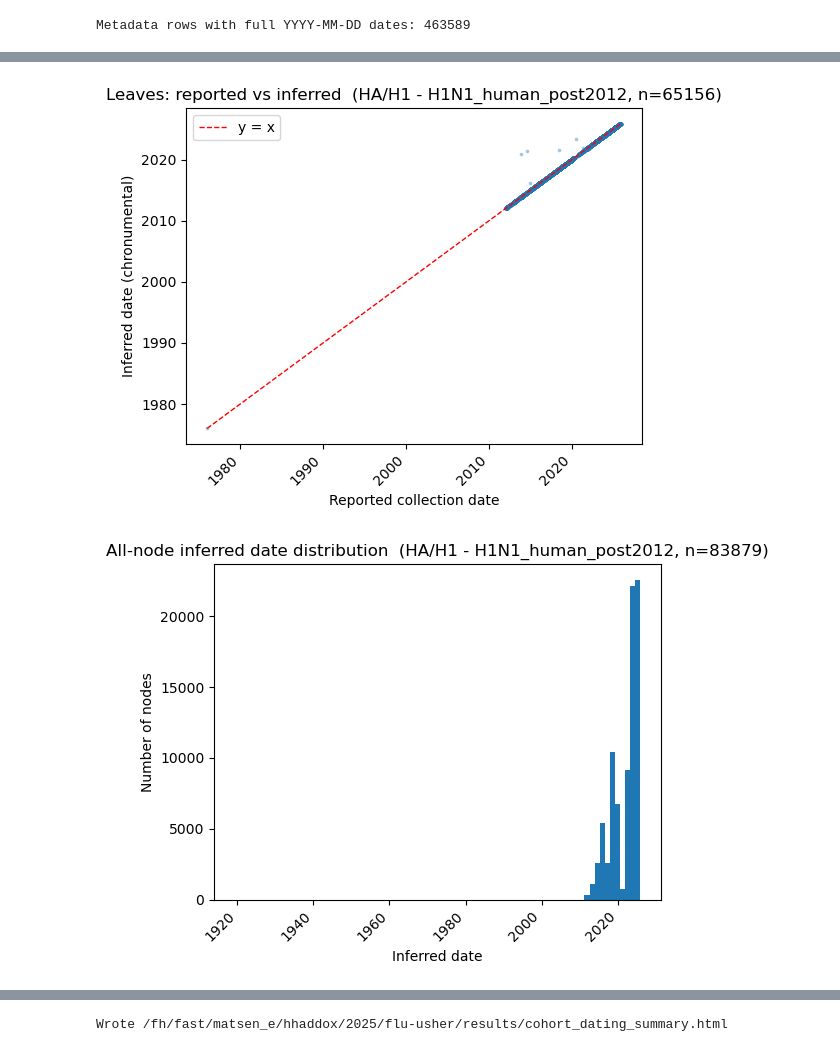
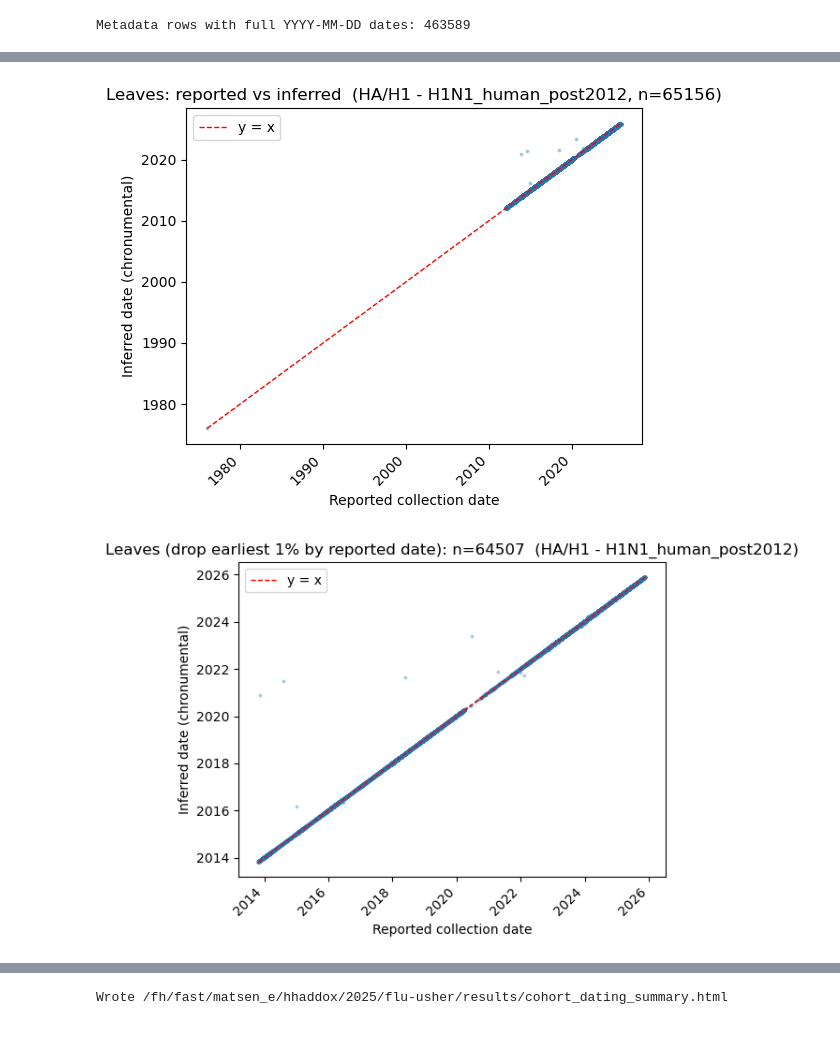
Before and after one commit to matsengrp/flu-usher, a Jupyter notebook: notebooks/cohort_dating_summary.ipynb, the cells around one changed output, grey strips where cells are left out. Cells and saved outputs as stored; diff of their text form; code cells hidden in the pictures.

```diff
--- a/notebooks/cohort_dating_summary.ipynb
+++ b/notebooks/cohort_dating_summary.ipynb
@@ -100,5 +102,10 @@ summary_df
 # %%
 plot_figs = {}
+
+# Trim the earliest 1% of leaves (by reported date) for the zoomed scatter,
+# so the 1839-style outlier dates don't squash the bulk of the data into a
+# tiny corner of the plot.
+ZOOM_TRIM_FRACTION = 0.01
 
 for key in sorted(cohort_data.keys()):
     segment, subtype, cohort = key
@@ -111,32 +118,77 @@ for key in sorted(cohort_data.keys()):
         ax_s.scatter(leaves['reported_date'], leaves['predicted_date'], s=3, alpha=0.3)
         lo = min(leaves['reported_date'].min(), leaves['predicted_date'].min())
         hi = max(leaves['reported_date'].max(), leaves['predicted_date'].max())
         ax_s.plot([lo, hi], [lo, hi], 'r--', lw=1, label='y = x')
         ax_s.legend(loc='upper left')
     ax_s.set_xlabel('Reported collection date')
     ax_s.set_ylabel('Inferred date (chronumental)')
     ax_s.set_title(f'Leaves: reported vs inferred  ({label}, n={len(leaves)})')
     ax_s.xaxis.set_major_locator(mdates.AutoDateLocator())
     ax_s.xaxis.set_major_formatter(mdates.DateFormatter('%Y'))
     ax_s.yaxis.set_major_locator(mdates.AutoDateLocator())
     ax_s.yaxis.set_major_formatter(mdates.DateFormatter('%Y'))
     plt.setp(ax_s.get_xticklabels(), rotation=45, ha='right')
     fig_s.tight_layout()
 
+    fig_z, ax_z = plt.subplots(figsize=(5.5, 4.5))
+    n_zoom = 0
+    pct = int(round(ZOOM_TRIM_FRACTION * 100))
+    if len(leaves):
+        cutoff = leaves['reported_date'].quantile(ZOOM_TRIM_FRACTION)
+        zoomed = leaves[leaves['reported_date'] >= cutoff]
+        n_zoom = len(zoomed)
+        if len(zoomed):
+            ax_z.scatter(zoomed['reported_date'], zoomed['predicted_date'], s=3, alpha=0.3)
+            lo = min(zoomed['reported_date'].min(), zoomed['predicted_date'].min())
+            hi = max(zoomed['reported_date'].max(), zoomed['predicted_date'].max())
+            ax_z.plot([lo, hi], [lo, hi], 'r--', lw=1, label='y = x')
+            ax_z.legend(loc='upper left')
+    ax_z.set_xlabel('Reported collection date')
+    ax_z.set_ylabel('Inferred date (chronumental)')
+    ax_z.set_title(f'Leaves (drop earliest {pct}% by reported date): n={n_zoom}  ({label})')
+    ax_z.xaxis.set_major_locator(mdates.AutoDateLocator())
+    ax_z.xaxis.set_major_formatter(mdates.DateFormatter('%Y'))
+    ax_z.yaxis.set_major_locator(mdates.AutoDateLocator())
+    ax_z.yaxis.set_major_formatter(mdates.DateFormatter('%Y'))
+    plt.setp(ax_z.get_xticklabels(), rotation=45, ha='right')
+    fig_z.tight_layout()
+
+    fig_r, ax_r = plt.subplots(figsize=(5.5, 4.5))
+    if len(leaves):
+        residuals = leaves['residual_days'].to_numpy()
+        # Clip the visible range to the central 99% so a few huge outliers
+        # don't blow out the bin width and make the bulk distribution
+        # unreadable. Full range is reported in the title.
+        lo_q, hi_q = np.quantile(residuals, [0.005, 0.995])
+        if lo_q == hi_q:
+            lo_q, hi_q = lo_q - 1, hi_q + 1
+        ax_r.hist(np.clip(residuals, lo_q, hi_q), bins=80)
+        ax_r.axvline(0, color='red', lw=1, ls='--')
+        full_lo, full_hi = residuals.min(), residuals.max()
+        title = (f'Leaf residuals (predicted - reported, days)\n'
+                 f'{label}, n={len(leaves)}; full range [{full_lo:.0f}, {full_hi:.0f}], '
+                 f'shown [{lo_q:.0f}, {hi_q:.0f}]')
+    else:
+        title = f'Leaf residuals (no leaves)  ({label})'
+    ax_r.set_xlabel('Predicted date - reported date (days)')
+    ax_r.set_ylabel('Number of leaves')
+    ax_r.set_title(title)
+    fig_r.tight_layout()
+
     fig_h, ax_h = plt.subplots(figsize=(5.5, 4.5))
     dates_num = mdates.date2num(all_nodes['predicted_date'])
     ax_h.hist(dates_num, bins=80)
     ax_h.xaxis.set_major_locator(mdates.AutoDateLocator())
     ax_h.xaxis.set_major_formatter(mdates.DateFormatter('%Y'))
     ax_h.set_xlabel('Inferred date')
     ax_h.set_ylabel('Number of nodes')
     ax_h.set_title(f'All-node inferred date distribution  ({label}, n={len(all_nodes)})')
     plt.setp(ax_h.get_xticklabels(), rotation=45, ha='right')
     fig_h.tight_layout()
 
-    plot_figs[key] = (fig_s, fig_h)
+    plot_figs[key] = (fig_s, fig_z, fig_r, fig_h)
 
 plt.show()
 # %% [output]
 [figure]
-[figure, old version]
+[figure, new version]
```
Also changed, not shown: parts of 4 cells of this notebook, 2 other files.
